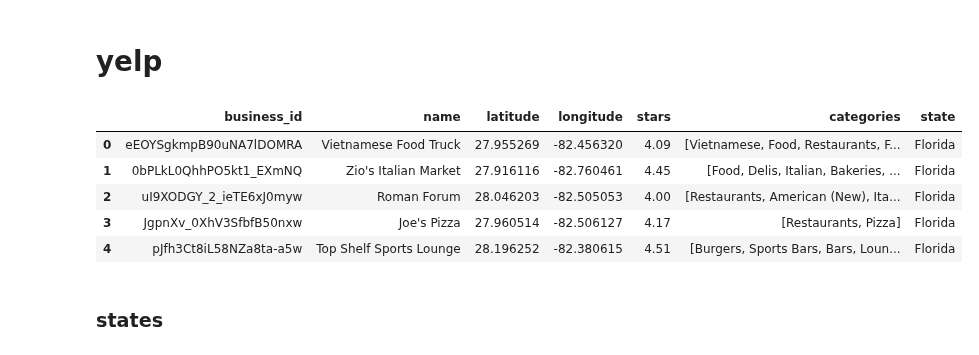
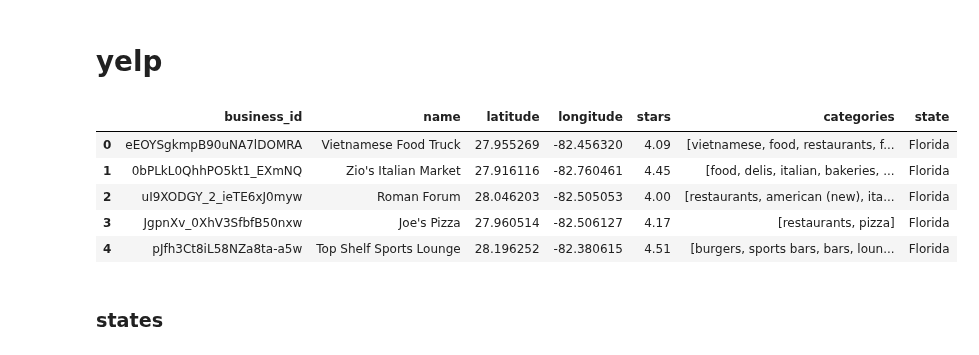
Before and after one commit to Paniceres/GP_Henry, a Jupyter notebook: etl-eda/etl_base_de_datos.ipynb, the cells around one changed output. Cells and saved outputs as stored; diff of their text form; code cells hidden in the pictures.

```diff
--- a/etl-eda/etl_base_de_datos.ipynb
+++ b/etl-eda/etl_base_de_datos.ipynb
@@ -194,15 +242,15 @@ user_yelp.to_parquet('../datasets/processed/bd/3_user_yelp.parquet.gz', compress
 # %% [markdown]
 # yelp
 # %%
-yelp = pd.read_parquet('../datasets/processed/yelp/bussiness_yelp.parquet.gz')
+yelp = pd.read_parquet('../datasets/processed/yelp/business_yelp.parquet.gz')
 yelp.head()
 # %% [output]
 |  | business_id | name | latitude | longitude | stars | categories | state |
-| 0 | eEOYSgkmpB90uNA7lDOMRA | Vietnamese Food Truck | 27.955269 | -82.456320 | 4.09 | [Vietnamese, Food, Restaurants, F... | Florida |
-| 1 | 0bPLkL0QhhPO5kt1_EXmNQ | Zio's Italian Market | 27.916116 | -82.760461 | 4.45 | [Food, Delis, Italian, Bakeries, ... | Florida |
-| 2 | uI9XODGY_2_ieTE6xJ0myw | Roman Forum | 28.046203 | -82.505053 | 4.00 | [Restaurants, American (New), Ita... | Florida |
-| 3 | JgpnXv_0XhV3SfbfB50nxw | Joe's Pizza | 27.960514 | -82.506127 | 4.17 | [Restaurants, Pizza] | Florida |
-| 4 | pJfh3Ct8iL58NZa8ta-a5w | Top Shelf Sports Lounge | 28.196252 | -82.380615 | 4.51 | [Burgers, Sports Bars, Bars, Loun... | Florida |
+| 0 | eEOYSgkmpB90uNA7lDOMRA | Vietnamese Food Truck | 27.955269 | -82.456320 | 4.09 | [vietnamese, food, restaurants, f... | Florida |
+| 1 | 0bPLkL0QhhPO5kt1_EXmNQ | Zio's Italian Market | 27.916116 | -82.760461 | 4.45 | [food, delis, italian, bakeries, ... | Florida |
+| 2 | uI9XODGY_2_ieTE6xJ0myw | Roman Forum | 28.046203 | -82.505053 | 4.00 | [restaurants, american (new), ita... | Florida |
+| 3 | JgpnXv_0XhV3SfbfB50nxw | Joe's Pizza | 27.960514 | -82.506127 | 4.17 | [restaurants, pizza] | Florida |
+| 4 | pJfh3Ct8iL58NZa8ta-a5w | Top Shelf Sports Lounge | 28.196252 | -82.380615 | 4.51 | [burgers, sports bars, bars, loun... | Florida |
 # %%
 yelp.drop(columns='categories', inplace=True)
 # %% [markdown]
```
Also changed, not shown: parts of 36 cells of this notebook, 13 other files.
